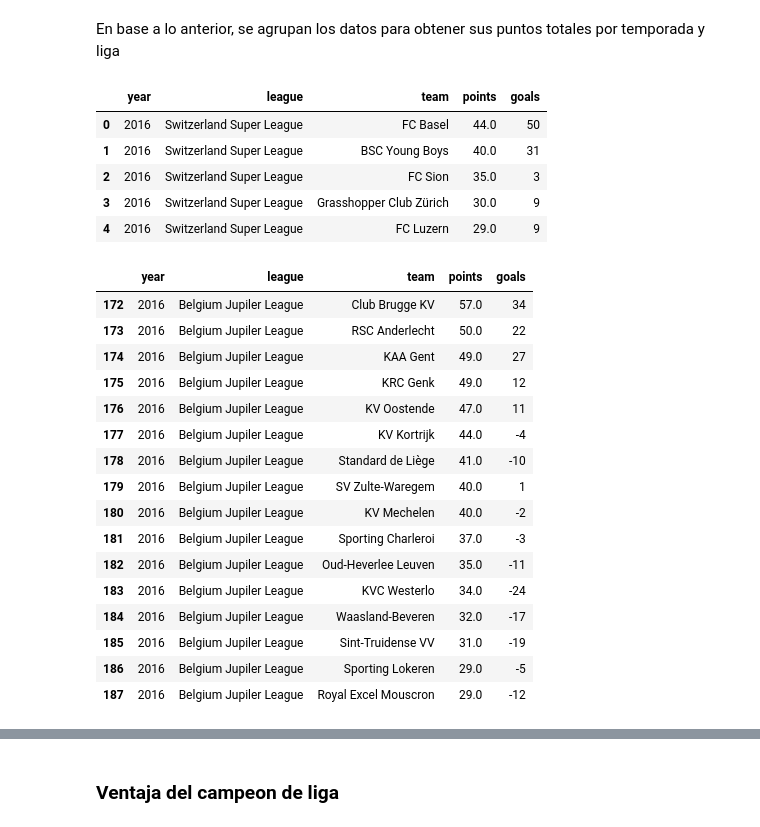
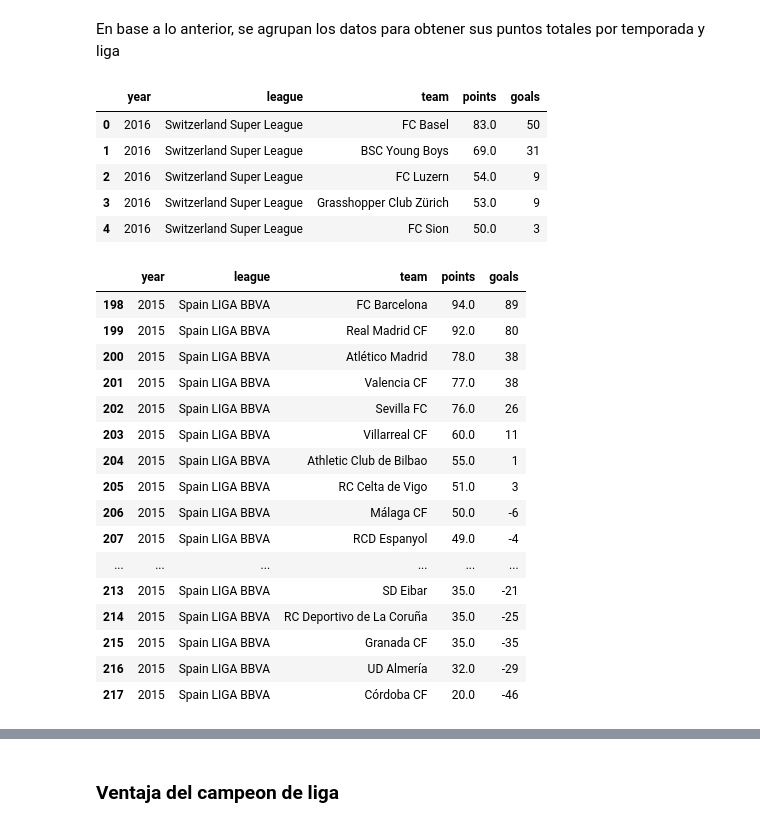
Before and after one commit to Lguanilo/Protectos-Data-Science, a Jupyter notebook: Ligas Europeas/Jugadores_Europeos_v01.ipynb, the cells around one changed output, grey strips where cells are left out. Saved outputs shown, nothing was run; the diff lists cells and outputs as text; code cells hidden in the pictures.

```diff
--- a/Ligas Europeas/Jugadores_Europeos_v01.ipynb
+++ b/Ligas Europeas/Jugadores_Europeos_v01.ipynb
@@ -230,7 +230,6 @@ data_season.loc[(data_season['home_team_goal']<data_season['away_team_goal']),'h
 data_season.loc[(data_season['home_team_goal']<data_season['away_team_goal']),'away_result'] = 3
 data_season.loc[(data_season['home_team_goal']==data_season['away_team_goal']),'away_result'] = 1
 data_season.loc[(data_season['home_team_goal']>data_season['away_team_goal']),'away_result'] = 0
-data_season.loc[data_season['away_result'],'away_result'] = data_season['away_result'].astype(int)
 # %%
 #Diferencia de goles
 data_season['h_goaldiff'] = data_season['home_team_goal']-data_season['away_team_goal']
@@ -248,12 +254,12 @@ data_season.head()
 Creación de dos tablas con los puntos obtenidos de visita y como local y se concatenan par tener el formato tabular
 # %%
 #Datos de local
-data_home= data_season[['year','date','league','home_team','home_result','h_goaldiff','stage']]
+data_home= data_season[['year','date','league','home_team','home_result','h_goaldiff','stage','match_api_id']]
 data_home.rename({'home_team':'team','home_result':'points','h_goaldiff':'goals'},axis=1,inplace=True)
 data_home['location'] = 'home'
 # %%
 #Datos de visita
-data_away= data_season[['year','date','league','away_team','away_result','a_goaldiff','stage']]
+data_away= data_season[['year','date','league','away_team','away_result','a_goaldiff','stage','match_api_id']]
 data_away.rename({'away_team':'team','away_result':'points','a_goaldiff':'goals'},axis=1,inplace=True)
 data_away['location'] = 'away'
 # %%
@@ -286,32 +292,32 @@ data_result = data_result.reset_index()
 data_result.head()
 # %% [output]
 |  | year | league | team | points | goals |
-| 0 | 2016 | Switzerland Super League | FC Basel | 44.0 | 50 |
-| 1 | 2016 | Switzerland Super League | BSC Young Boys | 40.0 | 31 |
-| 2 | 2016 | Switzerland Super League | FC Sion | 35.0 | 3 |
-| 3 | 2016 | Switzerland Super League | Grasshopper Club Zürich | 30.0 | 9 |
-| 4 | 2016 | Switzerland Super League | FC Luzern | 29.0 | 9 |
+| 0 | 2016 | Switzerland Super League | FC Basel | 83.0 | 50 |
+| 1 | 2016 | Switzerland Super League | BSC Young Boys | 69.0 | 31 |
+| 2 | 2016 | Switzerland Super League | FC Luzern | 54.0 | 9 |
+| 3 | 2016 | Switzerland Super League | Grasshopper Club Zürich | 53.0 | 9 |
+| 4 | 2016 | Switzerland Super League | FC Sion | 50.0 | 3 |
 # %%
-#Ejempo de la liga belga en el 2016
-data_result[(data_result['year']==2016)&(data_result['league']=='Belgium Jupiler League')]
+#Ejempo de la liga española en el 2015
+data_result[(data_result['year']==2015)&(data_result['league']=='Spain LIGA BBVA')]
 # %% [output]
 |  | year | league | team | points | goals |
-| 172 | 2016 | Belgium Jupiler League | Club Brugge KV | 57.0 | 34 |
-| 173 | 2016 | Belgium Jupiler League | RSC Anderlecht | 50.0 | 22 |
-| 174 | 2016 | Belgium Jupiler League | KAA Gent | 49.0 | 27 |
-| 175 | 2016 | Belgium Jupiler League | KRC Genk | 49.0 | 12 |
-| 176 | 2016 | Belgium Jupiler League | KV Oostende | 47.0 | 11 |
-| 177 | 2016 | Belgium Jupiler League | KV Kortrijk | 44.0 | -4 |
-| 178 | 2016 | Belgium Jupiler League | Standard de Liège | 41.0 | -10 |
-| 179 | 2016 | Belgium Jupiler League | SV Zulte-Waregem | 40.0 | 1 |
-| 180 | 2016 | Belgium Jupiler League | KV Mechelen | 40.0 | -2 |
-| 181 | 2016 | Belgium Jupiler League | Sporting Charleroi | 37.0 | -3 |
-| 182 | 2016 | Belgium Jupiler League | Oud-Heverlee Leuven | 35.0 | -11 |
-| 183 | 2016 | Belgium Jupiler League | KVC Westerlo | 34.0 | -24 |
-| 184 | 2016 | Belgium Jupiler League | Waasland-Beveren | 32.0 | -17 |
-| 185 | 2016 | Belgium Jupiler League | Sint-Truidense VV | 31.0 | -19 |
-| 186 | 2016 | Belgium Jupiler League | Sporting Lokeren | 29.0 | -5 |
-| 187 | 2016 | Belgium Jupiler League | Royal Excel Mouscron | 29.0 | -12 |
+| 198 | 2015 | Spain LIGA BBVA | FC Barcelona | 94.0 | 89 |
+| 199 | 2015 | Spain LIGA BBVA | Real Madrid CF | 92.0 | 80 |
+| 200 | 2015 | Spain LIGA BBVA | Atlético Madrid | 78.0 | 38 |
+| 201 | 2015 | Spain LIGA BBVA | Valencia CF | 77.0 | 38 |
+| 202 | 2015 | Spain LIGA BBVA | Sevilla FC | 76.0 | 26 |
+| 203 | 2015 | Spain LIGA BBVA | Villarreal CF | 60.0 | 11 |
+| 204 | 2015 | Spain LIGA BBVA | Athletic Club de Bilbao | 55.0 | 1 |
+| 205 | 2015 | Spain LIGA BBVA | RC Celta de Vigo | 51.0 | 3 |
+| 206 | 2015 | Spain LIGA BBVA | Málaga CF | 50.0 | -6 |
+| 207 | 2015 | Spain LIGA BBVA | RCD Espanyol | 49.0 | -4 |
+| ... | ... | ... | ... | ... | ... |
+| 213 | 2015 | Spain LIGA BBVA | SD Eibar | 35.0 | -21 |
+| 214 | 2015 | Spain LIGA BBVA | RC Deportivo de La Coruña | 35.0 | -25 |
+| 215 | 2015 | Spain LIGA BBVA | Granada CF | 35.0 | -35 |
+| 216 | 2015 | Spain LIGA BBVA | UD Almería | 32.0 | -29 |
+| 217 | 2015 | Spain LIGA BBVA | Córdoba CF | 20.0 | -46 |
 # %%
 #Datos de años y ligas
 year = data_result['year'].unique()
```
Also changed, not shown: parts of 25 cells of this notebook.
